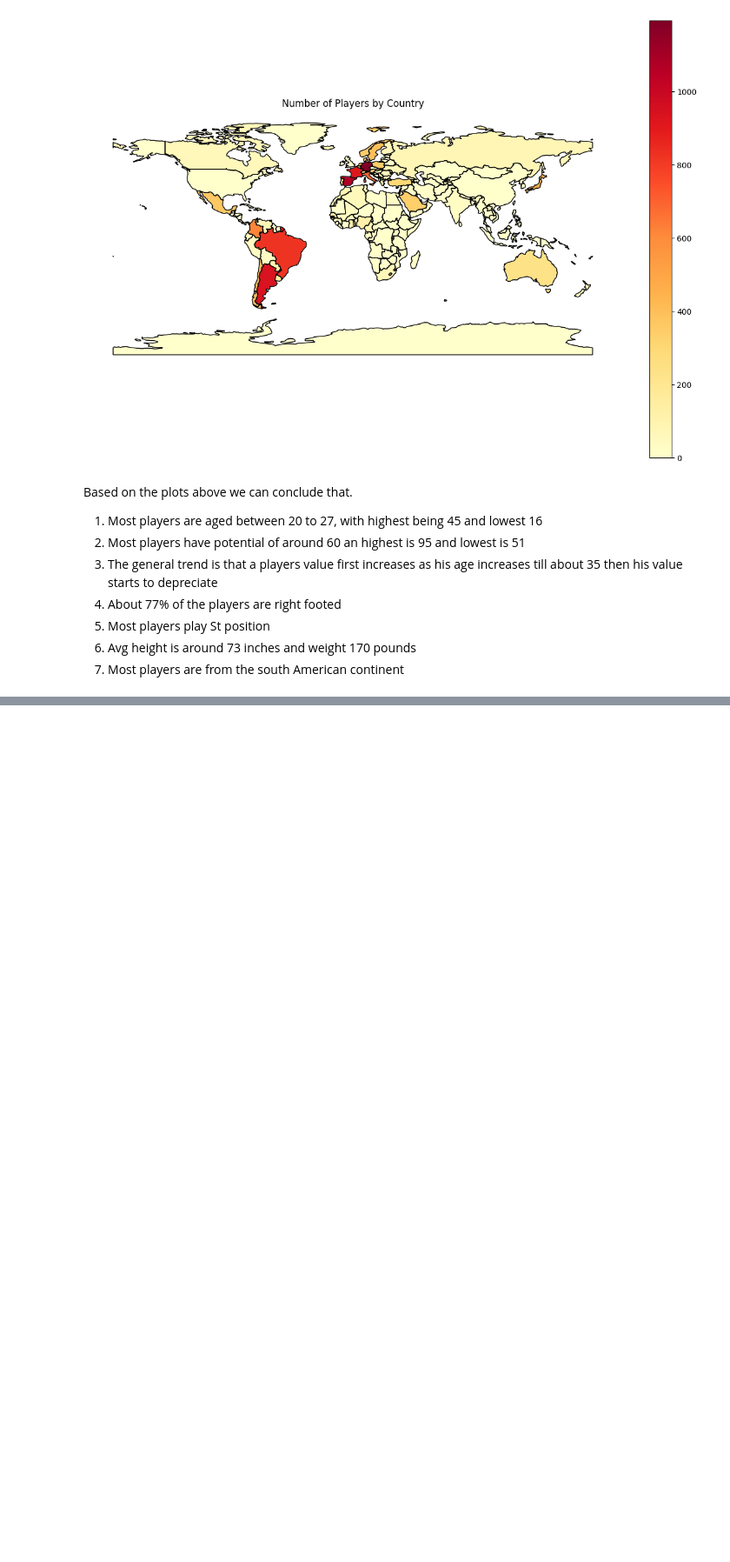
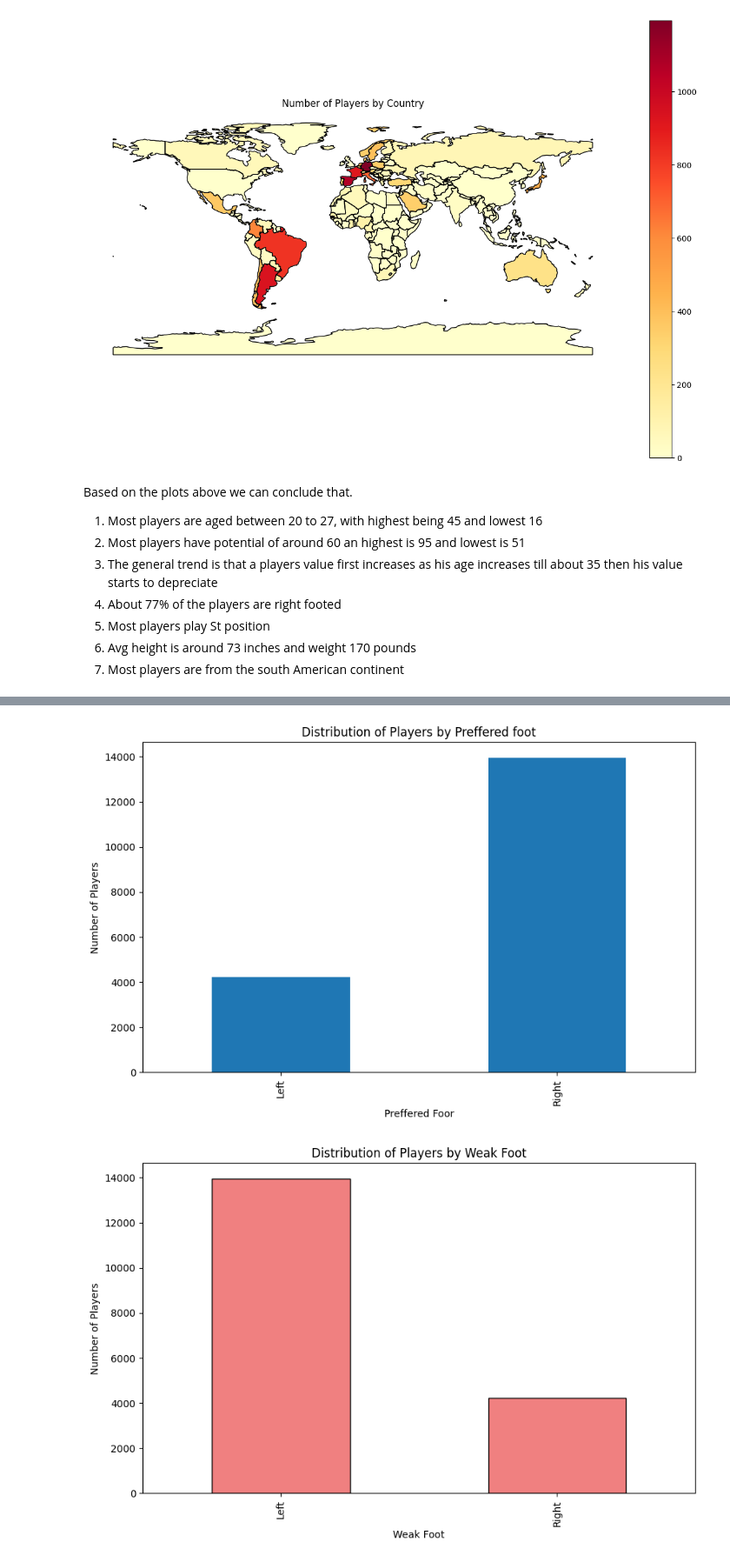
Before and after one commit to prakharagrawal10/TAM_VIT_TASK01, a Jupyter notebook: data analyssis.ipynb, the cells around one changed output, grey strips where cells are left out. Shown at 87% size. Saved outputs shown, nothing was run; the diff lists cells and outputs as text; code cells hidden in the pictures; blank space fills up the shorter version.

```diff
--- a/data analyssis.ipynb
+++ b/data analyssis.ipynb
@@ -249,0 +276,32 @@ Based on the plots above we can conclude that.
+# %%
+foot_count = df['Preferred Foot'].value_counts().sort_index()
+
+foot_count.plot(kind='bar', figsize=(10, 6))
+plt.xlabel('Preffered Foor')
+plt.ylabel('Number of Players')
+plt.title('Distribution of Players by Preffered foot')
+plt.show()
+
+
+df['Weak Foot1'] = df['Preferred Foot'].apply(lambda x: 'Left' if x == 'Right' else 'Right')
+
+weak_foot_count = df['Weak Foot1'].value_counts().sort_index()
+
+plt.figure(figsize=(10, 6))
+weak_foot_count.plot(kind='bar', color='lightcoral', edgecolor='black')
+plt.xlabel('Weak Foot')
+plt.ylabel('Number of Players')
+plt.title('Distribution of Players by Weak Foot')
+plt.show()
+
+
+week_count = df['Weak Foot'].value_counts().sort_index()
+
+week_count.plot(kind='bar', figsize=(10, 6))
+plt.xlabel('Week Foot Stats')
+plt.ylabel('Number of Players')
+plt.title('Distribution of Players by Week Foot')
+plt.show()
+# %% [output]
+[figure, added]
+[figure, added]
```
Also changed, not shown: parts of 18 cells of this notebook.
